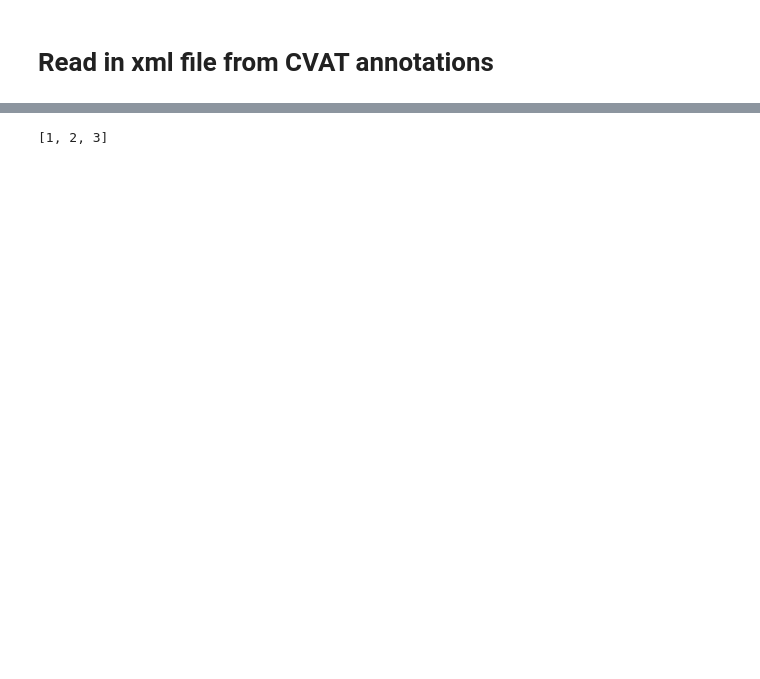
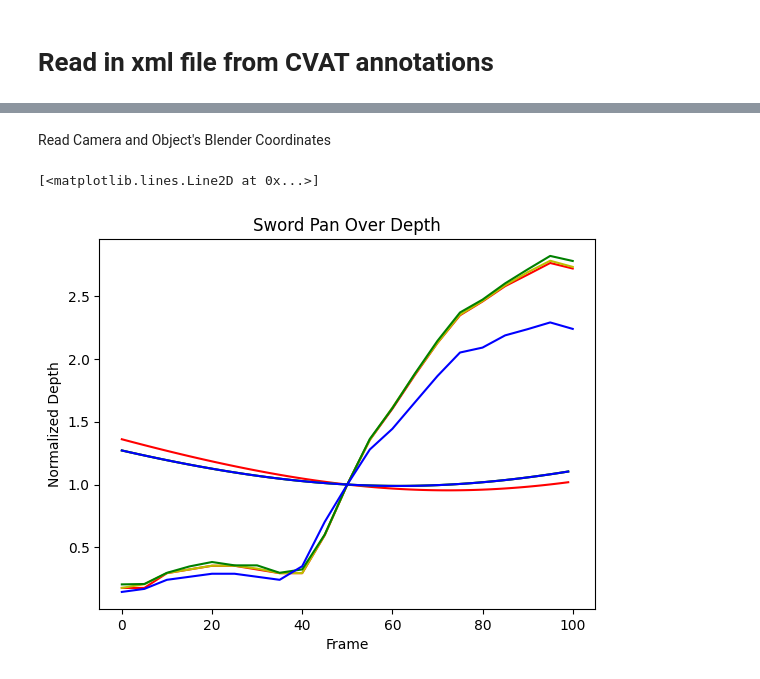
Before and after one commit to jessicaa-huang/spatial-vision, a Jupyter notebook: graph_depth_mean.ipynb, the cells around one changed output, grey strips where cells are left out. Cells and saved outputs as stored; diff of their text form; code cells hidden in the pictures; blank space fills up the shorter version.

```diff
--- a/graph_depth_mean.ipynb
+++ b/graph_depth_mean.ipynb
@@ -76,6 +104,10 @@ def depth_median_mean(bbox):
       depth_mean[i] = np.mean(depth_patch)
       depth_median[i] = np.median(depth_patch)
   return (depth_mean, depth_median)
+# %%
+def normalizeData(data, frameRef):
+  result = [x/data[frameRef] for x in data]
+  return result
 # %%
 maxFrameCount = 20
 (pommel_mean, pommel_median) = depth_median_mean(pommel_bbox)
@@ -128,4 +136,6 @@ plt.plot(x[21 - len(norm_rock):], norm_rock, 'c')
 # %%
+# Code from https://stackoverflow.com/questions/51272288/how-to-calculate-the-vector-from-two-points-in-3d-with-python
+
 def multiDimenDist(point1,point2):
    #find the difference between the two points, its really the same as below
    deltaVals = [point2[dimension]-point1[dimension] for dimension in range(len(point1))]
@@ -150,8 +160,9 @@ def findVec(point1,point2,unitSphere = False):
       return unitVector
   else:
       return finalVector
+
+# Find real distance between vector camera -> object per frame
+def magnitude(vector):
+  return math.sqrt(sum(pow(element, 2) for element in vector))
-# %%
-
-findVec([0,0,0], [1,2,3])
-# %% [output]
-[1, 2, 3]
+# %% [markdown]
+Read Camera and Object's Blender Coordinates
@@ -157,0 +194,38 @@ findVec([0,0,0], [1,2,3])
+# %%
+def blenderDist(camPos_file, objPos_file):
+  camPosition = makeCameraTranslation(camPos_file)
+  objPosition = makeCameraTranslation(objPos_file)
+
+  blenderDist = []
+
+  for i in range(len(camPosition)):
+    blenderDist.append(magnitude(findVec(camPosition[i], objPosition[i])))
+  norm_blender = normalizeData(blenderDist, 50)
+  return norm_blender
+
+dist1 = blenderDist(camPos1, objPos1)
+dist2 = blenderDist(camPos2, objPos2)
+dist3 = blenderDist(camPos3, objPos3)
+dist4 = blenderDist(camPos4, objPos4)
+# %%
+x = [0, 5, 10, 15, 20, 25, 30, 35, 40, 45, 50, 55, 60, 65, 70, 75, 80, 85, 90, 95, 100]
+
+plt.title(title)
+plt.xlabel('Frame')
+plt.ylabel('Normalized Depth')
+
+# some color options - b,g,r,c,m,y,k
+plt.plot(x, norm_pommel, 'r')
+plt.plot(dist1, 'r')
+
+plt.plot(x[:len(norm_handle)], norm_handle, 'y')
+plt.plot(dist2, 'y')
+
+plt.plot(x[:len(norm_blade)], norm_blade, 'g')
+plt.plot(dist3, 'g')
+
+plt.plot(x[:len(norm_rock)], norm_rock, 'b')
+plt.plot(dist4, 'b')
+# %% [output]
+[<matplotlib.lines.Line2D at 0x...>]
+[figure, added]
```
Also changed, not shown: parts of 10 cells of this notebook.
